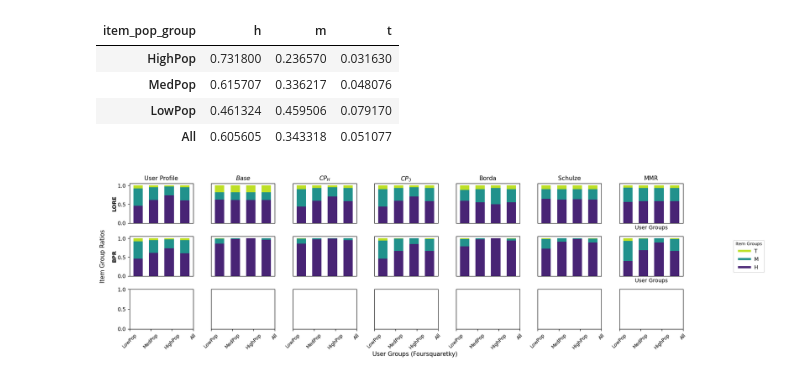
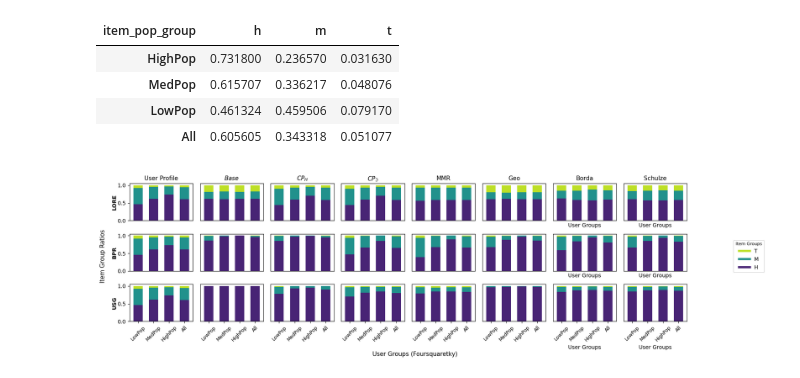
Before and after one commit to andreafooo/multistakeholder_poi, a Jupyter notebook: offline_evaluation.ipynb, the cells around one changed output. Saved outputs shown, nothing was run; the diff lists cells and outputs as text; code cells hidden in the pictures.

```diff
--- a/offline_evaluation.ipynb
+++ b/offline_evaluation.ipynb
@@ -46,7 +46,7 @@ def create_model_directories(dataset, data, base_dir, recommendation_dirpart):
     Create output directories
     """
     model_directories = {}
-    methods = ["baseline", "cp", "cp_min_js", "borda", "schulze", "mmr"]
+    methods = ["baseline", "cp", "cp_min_js", "mmr", "geo", "borda", "schulze"]
 
     def recommender_dir_combiner(dataset, modelpart, method):
         return os.path.join(base_dir, f"{dataset}_dataset", recommendation_dirpart, modelpart, method, "top_k_recommendations.json")
@@ -303,14 +303,14 @@ def calculate_t_test_between_user_groups(group_scores):
     return ttest
 # %%
 """ Looping through the models and methods to plot the popularity distribution """
-fig, axs = plt.subplots(3, 7, figsize=(16, 5.5))  # 3 models x 4 methods
-method_names_for_title = ["$Base$", "$CP_H$", "$CP_\Im$", "Borda", "Schulze", "MMR"]
+fig, axs = plt.subplots(3, 8, figsize=(16, 5.5))  # 3 models x 4 methods
+method_names_for_title = ["$Base$", "$CP_H$", "$CP_\Im$", "MMR", "Geo", "Borda", "Schulze"]
 
 # model_dirs_plot = copy.deepcopy(model_dirs)
 filtered_models = [
     (model_name, methods)
     for model_name, methods in model_dirs.items()
-    if model_name not in ["SimpleX", "USG", "plurality", "borda"]
+    if model_name not in ["SimpleX", "plurality", "borda"]
 ]
 
 for i, (model_name, methods) in enumerate(filtered_models):
@@ -323,7 +323,6 @@ for i, (model_name, methods) in enumerate(filtered_models):
     for j, (method_name, json_file) in enumerate(methods.items()):
         # print(method_name, json_file)
         df = top_k_to_df(json_file)
-        print(df.head())
         distr_df = create_pop_distributions(df)
 
         ax = axs[i, j + 1]
@@ -339,35 +338,35 @@ for i, (model_name, methods) in enumerate(filtered_models):
                     axs[i, k].set_xticks(range(6))
                     axs[i, k].set_xlabel("User Groups")
     else:
         for k in range(6):
             axs[i, k].set_xlabel("")
 
 for ax in axs[-1, :]:
     ax.set_xticks(range(4))
     ax.set_xticklabels(["LowPop", "MedPop", "HighPop", "All"], rotation=45, fontsize=9)
 
 for row in axs[:-1, :]:
     for ax in row:
         ax.set_xticks([])
 
 for row in axs:
     for ax in row[1:]:
         ax.set_yticks([])
 
 
 fig.text(0.55, 0.03, f"User Groups ({dataset.capitalize()})", ha="center", fontsize=11)
 fig.text(0.04, 0.5, "Item Group Ratios", va="center", rotation="vertical", fontsize=11)
 
 handles = [plt.Line2D([0], [0], color=color, lw=4) for color in plt.cm.viridis([0.9, 0.5, 0.1])]
 labels = ["T", "M", "H"]
 
 
 fig.legend(handles, labels, title="Item Groups", loc="center right", bbox_to_anchor=(1.12, 0.5), ncol=1, title_fontsize=8)
 #fig.suptitle(f"Popularity Distribution for {dataset.capitalize()} Dataset", fontsize=12, weight="bold", y=0.87, x=0.57)
 plt.tight_layout(rect=[0.05, 0.03, 1, 0.91])
-# plt.savefig(os.path.join(BASE_DIR, f"{dataset}_dataset", "plots", "popularity_distribution_paper.png"), bbox_inches="tight")
+plt.savefig(os.path.join(BASE_DIR, f"{dataset}_dataset", "plots", "popularity_distribution_paper.png"), bbox_inches="tight")
 # %% [output]
-[figure, old version]
+[figure, new version]
 # %%
 """ Looping through the models and methods to store and process the results """
 group_scores_ndcg = {}
```
Also changed, not shown: parts of 18 cells of this notebook.
